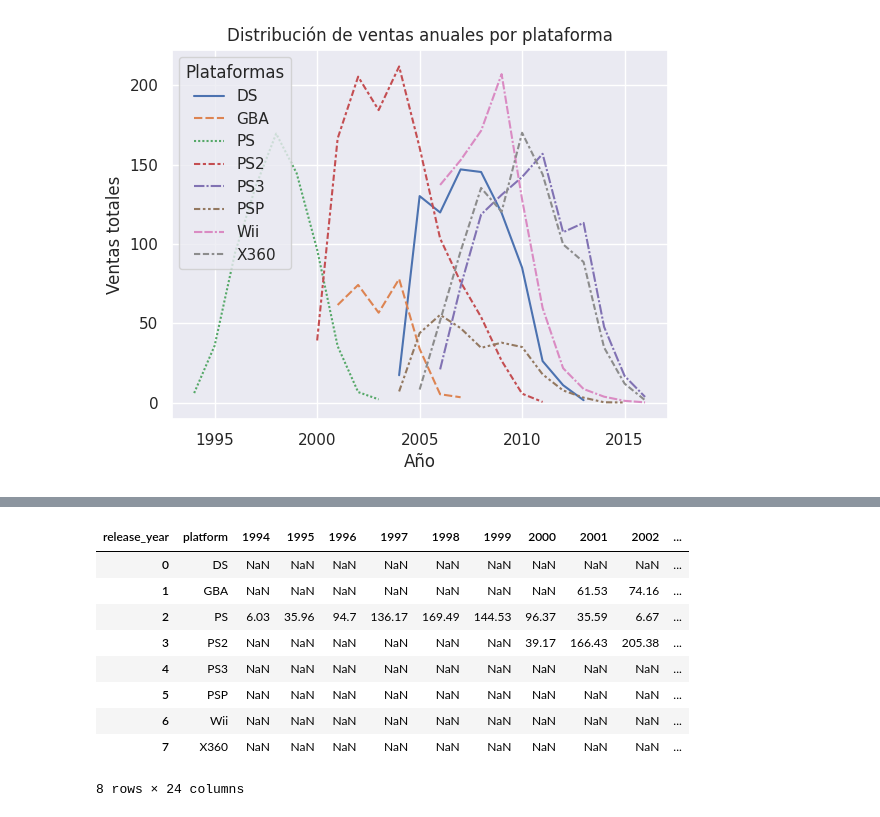
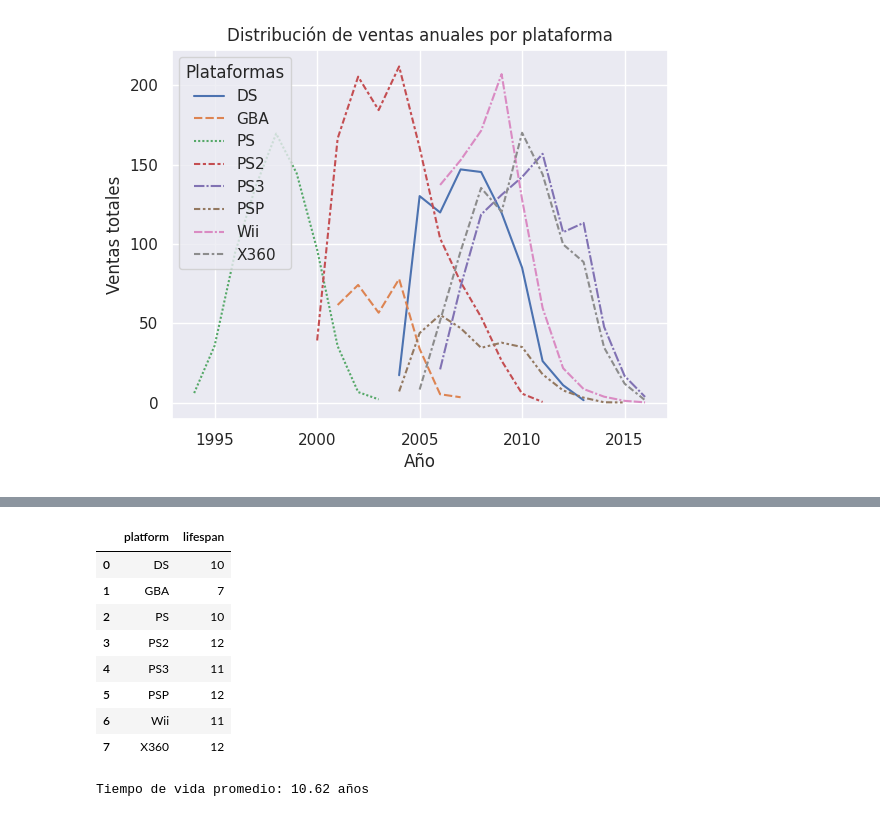
Before and after one commit to rodwayne/tt-sprint6-project, a Jupyter notebook: project.ipynb, the cells around one changed output, grey strips where cells are left out. Cells and saved outputs as stored; diff of their text form; code cells hidden in the pictures.

Commit message:
Calculated platform lifespan

```diff
--- a/project.ipynb
+++ b/project.ipynb
@@ -278,6 +278,7 @@ platform_sales_pivot = platform_sales_distribution.pivot(
     index='platform',
     columns='release_year',
     values='total_sales'
-).reset_index()
+)
 
 # platform_sales_pivot.drop([2, 6], inplace=True)
+platform_sales_pivot
@@ -284,15 +297,18 @@ platform_sales_pivot = platform_sales_distribution.pivot(
 # %%
-platform_sales_pivot
+platform_lifespan = platform_sales_pivot.count(axis=1).reset_index(name='lifespan')
+
+platform_lifespan
 # %% [output]
-| release_year | platform | 1994 | 1995 | 1996 | 1997 | 1998 | 1999 | 2000 | 2001 | 2002 | ... |
-| 0 | DS | NaN | NaN | NaN | NaN | NaN | NaN | NaN | NaN | NaN | ... |
-| 1 | GBA | NaN | NaN | NaN | NaN | NaN | NaN | NaN | 61.53 | 74.16 | ... |
-| 2 | PS | 6.03 | 35.96 | 94.7 | 136.17 | 169.49 | 144.53 | 96.37 | 35.59 | 6.67 | ... |
-| 3 | PS2 | NaN | NaN | NaN | NaN | NaN | NaN | 39.17 | 166.43 | 205.38 | ... |
-| 4 | PS3 | NaN | NaN | NaN | NaN | NaN | NaN | NaN | NaN | NaN | ... |
-| 5 | PSP | NaN | NaN | NaN | NaN | NaN | NaN | NaN | NaN | NaN | ... |
-| 6 | Wii | NaN | NaN | NaN | NaN | NaN | NaN | NaN | NaN | NaN | ... |
-| 7 | X360 | NaN | NaN | NaN | NaN | NaN | NaN | NaN | NaN | NaN | ... |
+|  | platform | lifespan |
+| 0 | DS | 10 |
+| 1 | GBA | 7 |
+| 2 | PS | 10 |
+| 3 | PS2 | 12 |
+| 4 | PS3 | 11 |
+| 5 | PSP | 12 |
+| 6 | Wii | 11 |
+| 7 | X360 | 12 |
-8 rows × 24 columns
 # %%
-# platform_sales_pivot
+print(f'Tiempo de vida promedio: {platform_lifespan['lifespan'].mean().round(2)} años')
+# %% [output]
+Tiempo de vida promedio: 10.62 años
```
Also changed, not shown: parts of 3 cells of this notebook.
